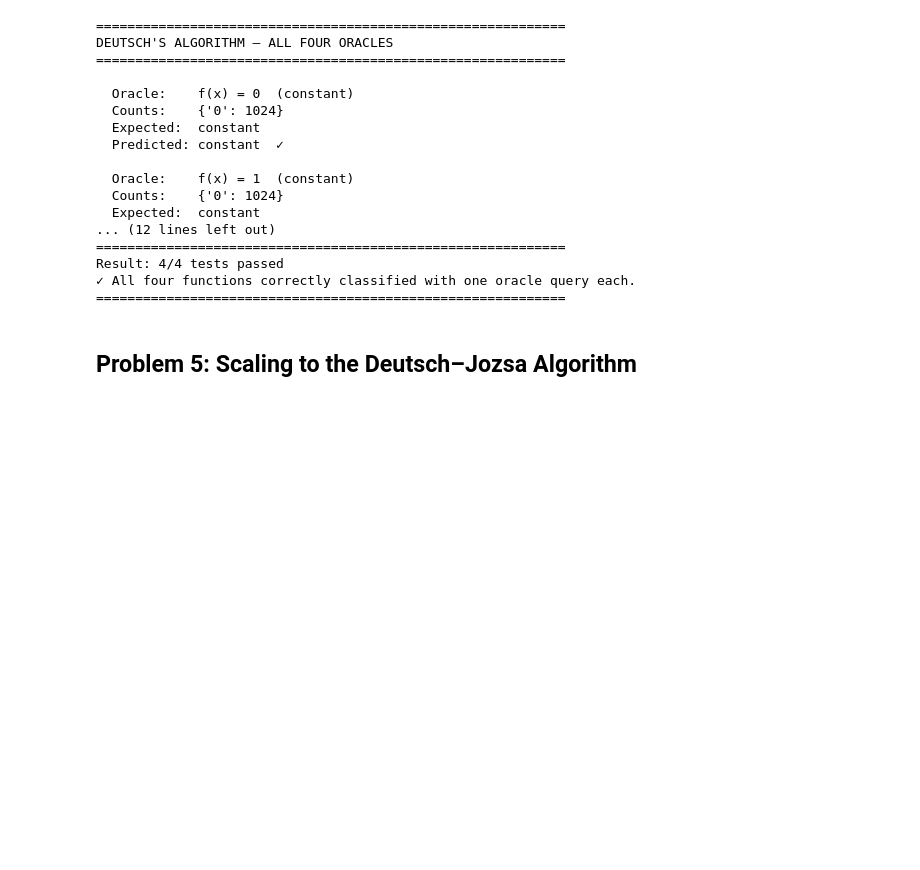
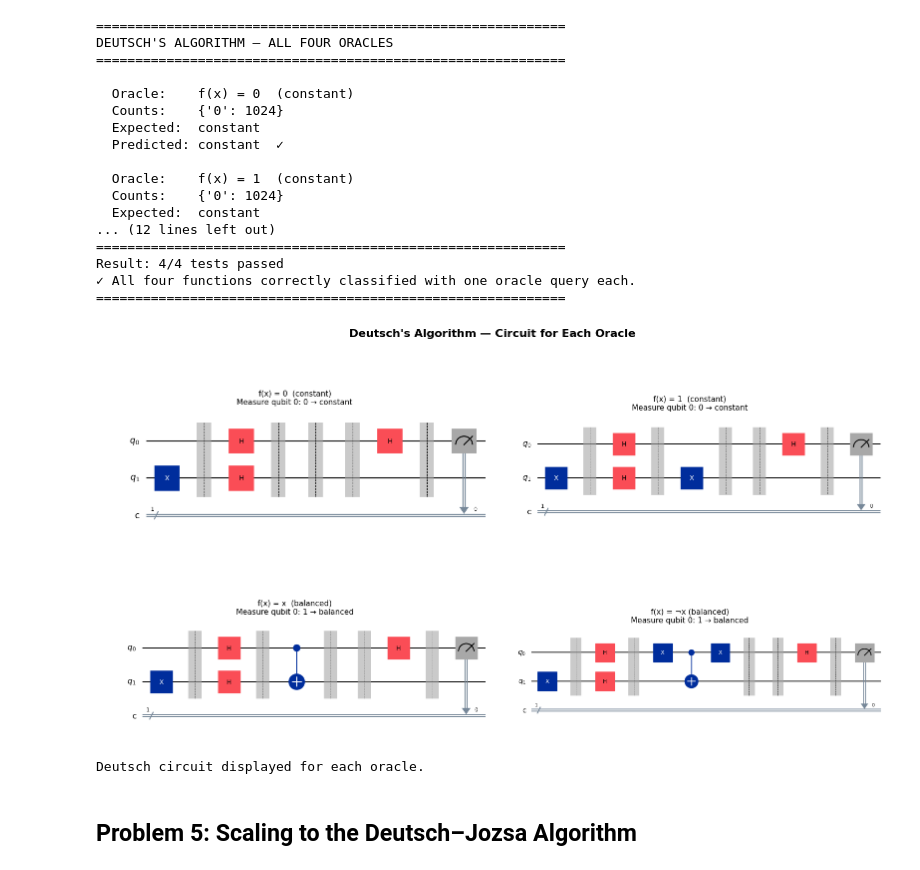
Before and after one commit to haroldlaw/Emerging-Technologies, a Jupyter notebook: problems.ipynb, the cells around one changed output. Saved outputs shown, nothing was run; the diff lists cells and outputs as text; code cells hidden in the pictures; blank space fills up the shorter version.

Commit message:
Visualise Deutsch circuit for all four oracles

```diff
--- a/problems.ipynb
+++ b/problems.ipynb
@@ -1397,5 +1397,27 @@ DEUTSCH'S ALGORITHM — ALL FOUR ORACLES
 Result: 4/4 tests passed
 ✓ All four functions correctly classified with one oracle query each.
 ============================================================
+# %%
+# Visualise the Deutsch circuit for each oracle so the structural differences
+# between constant and balanced circuits are immediately visible.
+fig, axes = plt.subplots(2, 2, figsize=(16, 10))
+fig.suptitle("Deutsch's Algorithm — Circuit for Each Oracle",
+             fontsize=16, fontweight='bold')
+
+for idx, (oracle, oracle_name, expected) in enumerate(test_cases):
+    ax = axes[idx // 2, idx % 2]
+    # Build a fresh circuit per oracle to avoid shared mutable state.
+    deutsch_circuit(oracle).draw('mpl', ax=ax, style='iqp')
+    outcome_label = "0 → constant" if expected == "constant" else "1 → balanced"
+    ax.set_title(f"{oracle_name}\nMeasure qubit 0: {outcome_label}",
+                 fontsize=11, pad=10)
+
+plt.tight_layout()
+plt.show()
+
+print("Deutsch circuit displayed for each oracle.")
+# %% [output]
+[figure, added]
+Deutsch circuit displayed for each oracle.
 # %% [markdown]
 ## Problem 5: Scaling to the Deutsch–Jozsa Algorithm
```
